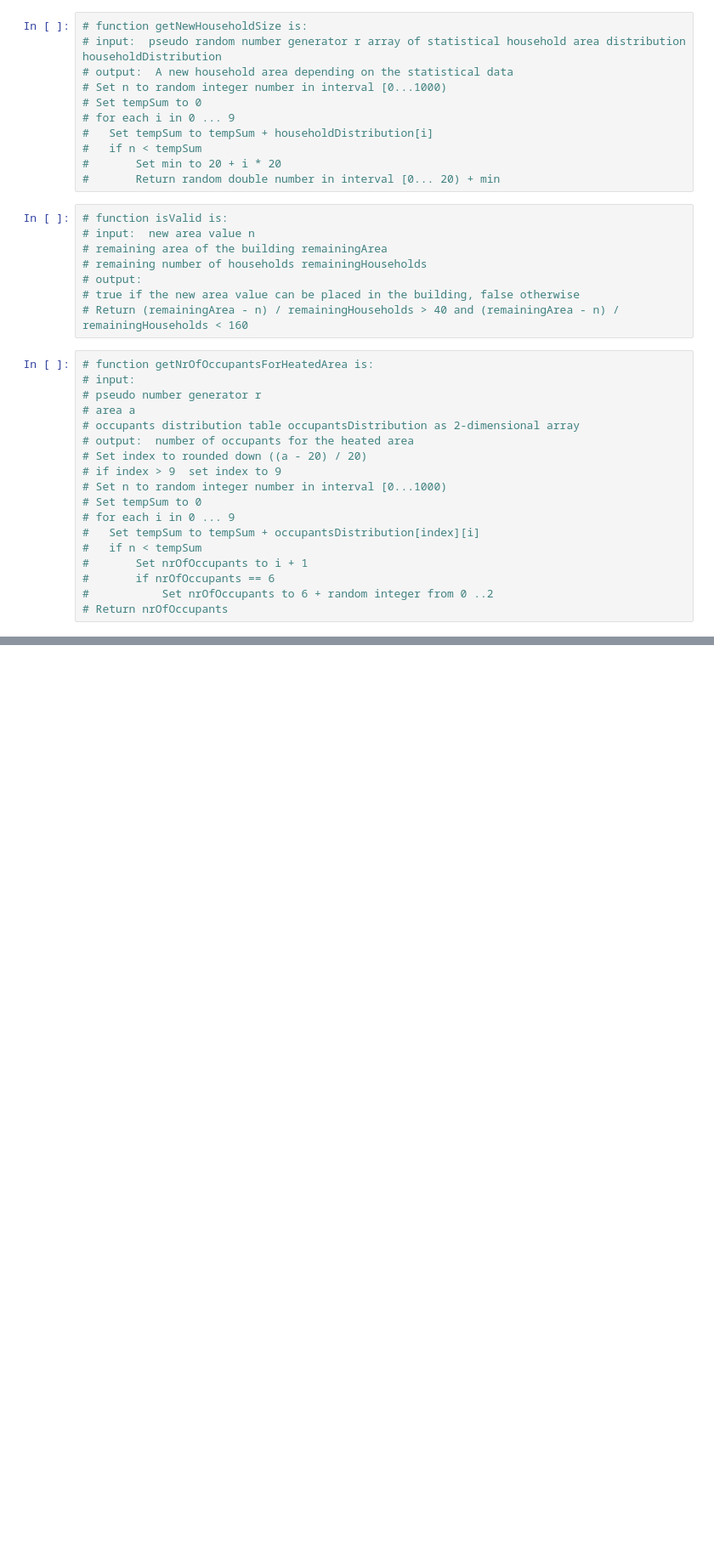
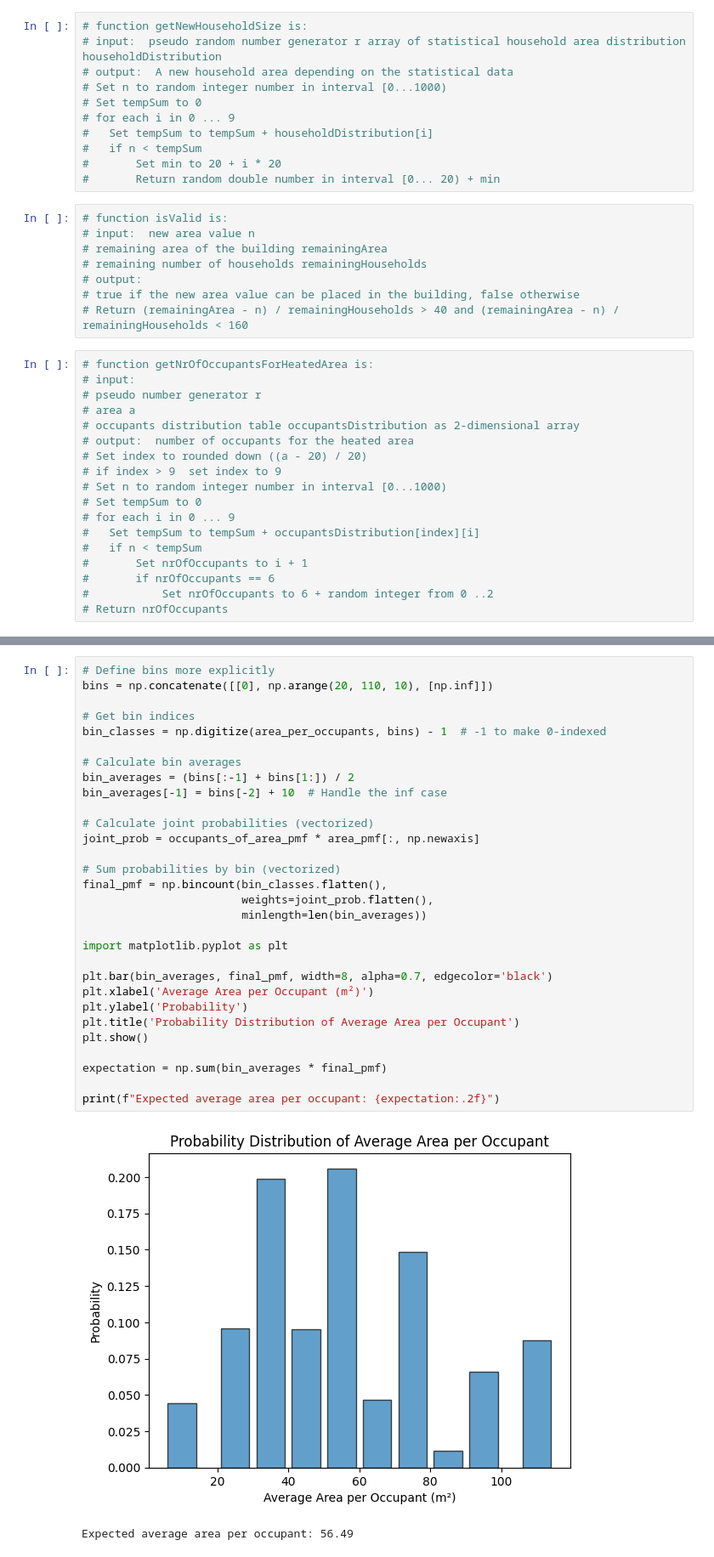
Before and after one commit to JsprLC/Project-Fire-risk-number-of-occupants-, a Jupyter notebook: number_of_people.ipynb, the cells around one changed output, grey strips where cells are left out. Shown: that part at 85% size. Saved outputs shown, nothing was run; the diff lists cells and outputs as text; blank space fills up the shorter version.

Commit message:
the number of occupants

```diff
--- a/number_of_people.ipynb
+++ b/number_of_people.ipynb
@@ -52,0 +158,33 @@
+# %%
+# Define bins more explicitly
+bins = np.concatenate([[0], np.arange(20, 110, 10), [np.inf]])
+
+# Get bin indices
+bin_classes = np.digitize(area_per_occupants, bins) - 1  # -1 to make 0-indexed
+
+# Calculate bin averages
+bin_averages = (bins[:-1] + bins[1:]) / 2
+bin_averages[-1] = bins[-2] + 10  # Handle the inf case
+
+# Calculate joint probabilities (vectorized)
+joint_prob = occupants_of_area_pmf * area_pmf[:, np.newaxis]
+
+# Sum probabilities by bin (vectorized)
+final_pmf = np.bincount(bin_classes.flatten(),
+                        weights=joint_prob.flatten(),
+                        minlength=len(bin_averages))
+
+import matplotlib.pyplot as plt
+
+plt.bar(bin_averages, final_pmf, width=8, alpha=0.7, edgecolor='black')
+plt.xlabel('Average Area per Occupant (m²)')
+plt.ylabel('Probability')
+plt.title('Probability Distribution of Average Area per Occupant')
+plt.show()
+
+expectation = np.sum(bin_averages * final_pmf)
+
+print(f"Expected average area per occupant: {expectation:.2f}")
+# %% [output]
+[figure, added]
+Expected average area per occupant: 56.49
```
Also changed, not shown: parts of 4 cells of this notebook.
